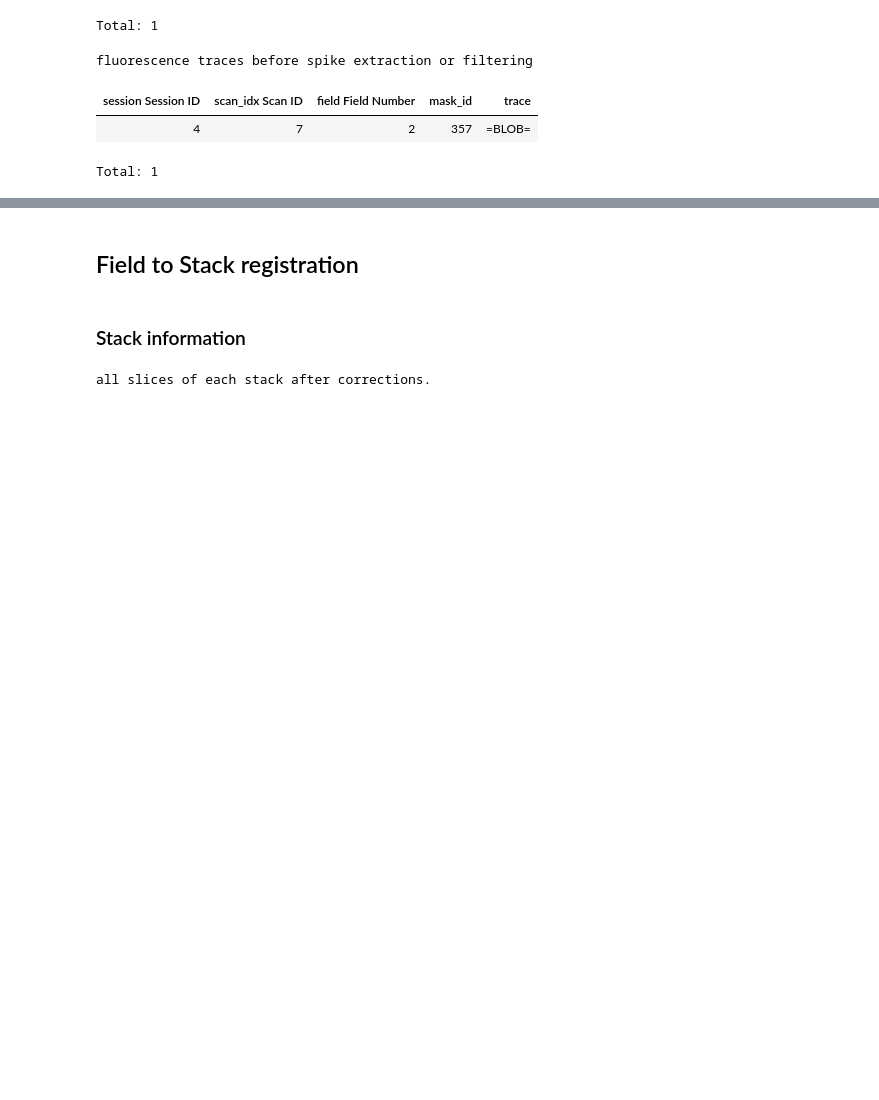
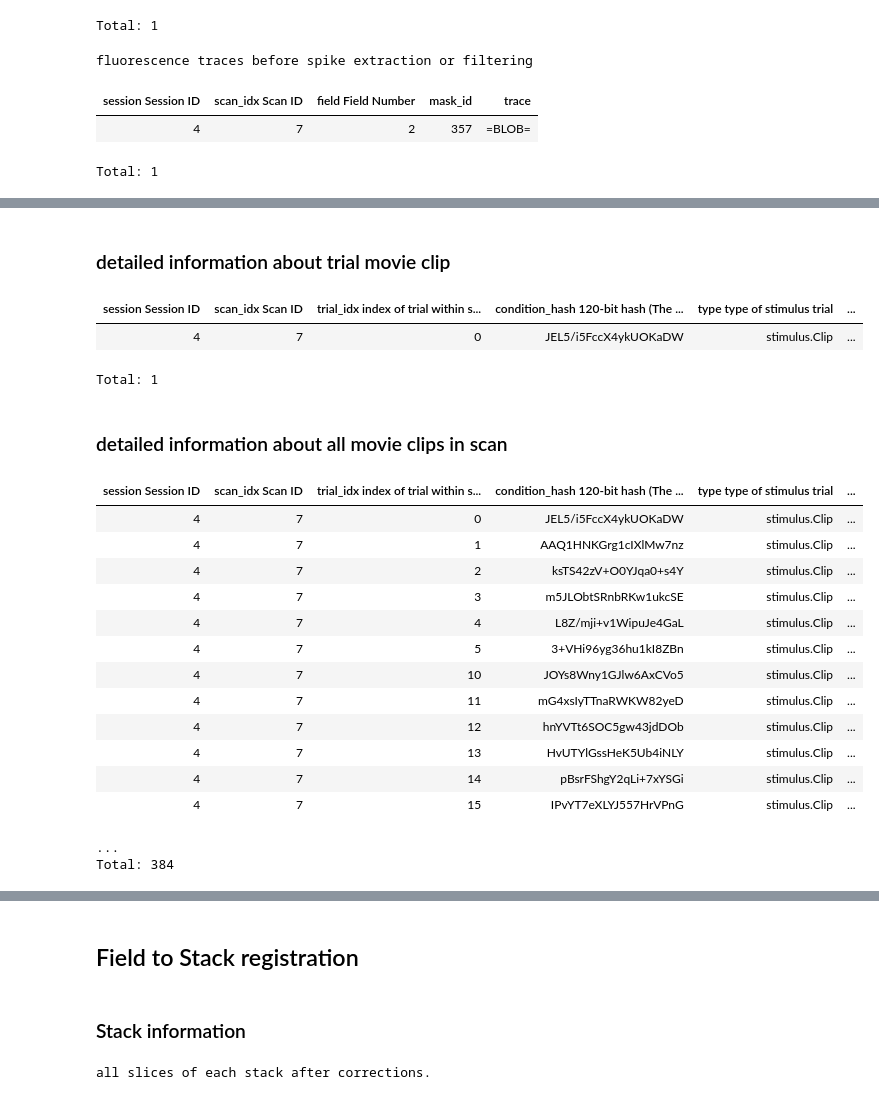
Before and after one commit to cajal/microns_phase3_nda, a Jupyter notebook: notebooks/microns_phase3_nda_examples.ipynb, the cells around one changed output, grey strips where cells are left out. Drawn from its saved outputs; the diff is of its cells as text; code cells hidden in the pictures; blank space fills up the shorter version.

```diff
--- a/notebooks/microns_phase3_nda_examples.ipynb
+++ b/notebooks/microns_phase3_nda_examples.ipynb
@@ -221,0 +254,28 @@ Total: 1
+# %% [markdown]
+### detailed information about trial movie clip
+# %%
+(nda.Stimulus.Trial & scan_key & {'trial_idx': 0}) * nda.Clip()
+# %% [output]
+| session Session ID | scan_idx Scan ID | trial_idx index of trial within s... | condition_hash 120-bit hash (The ... | type type of stimulus trial | ... |
+| 4 | 7 | 0 | JEL5/i5FccX4ykUOKaDW | stimulus.Clip | ... |
+Total: 1
+# %% [markdown]
+### detailed information about all movie clips in scan
+# %%
+(nda.Stimulus.Trial & scan_key) * nda.Clip()
+# %% [output]
+| session Session ID | scan_idx Scan ID | trial_idx index of trial within s... | condition_hash 120-bit hash (The ... | type type of stimulus trial | ... |
+| 4 | 7 | 0 | JEL5/i5FccX4ykUOKaDW | stimulus.Clip | ... |
+| 4 | 7 | 1 | AAQ1HNKGrg1cIXlMw7nz | stimulus.Clip | ... |
+| 4 | 7 | 2 | ksTS42zV+O0YJqa0+s4Y | stimulus.Clip | ... |
+| 4 | 7 | 3 | m5JLObtSRnbRKw1ukcSE | stimulus.Clip | ... |
+| 4 | 7 | 4 | L8Z/mji+v1WipuJe4GaL | stimulus.Clip | ... |
+| 4 | 7 | 5 | 3+VHi96yg36hu1kI8ZBn | stimulus.Clip | ... |
+| 4 | 7 | 10 | JOYs8Wny1GJlw6AxCVo5 | stimulus.Clip | ... |
+| 4 | 7 | 11 | mG4xsIyTTnaRWKW82yeD | stimulus.Clip | ... |
+| 4 | 7 | 12 | hnYVTt6SOC5gw43jdDOb | stimulus.Clip | ... |
+| 4 | 7 | 13 | HvUTYlGssHeK5Ub4iNLY | stimulus.Clip | ... |
+| 4 | 7 | 14 | pBsrFShgY2qLi+7xYSGi | stimulus.Clip | ... |
+| 4 | 7 | 15 | IPvYT7eXLYJ557HrVPnG | stimulus.Clip | ... |
+...
+Total: 384
```
Also changed, not shown: parts of 12 cells of this notebook.
